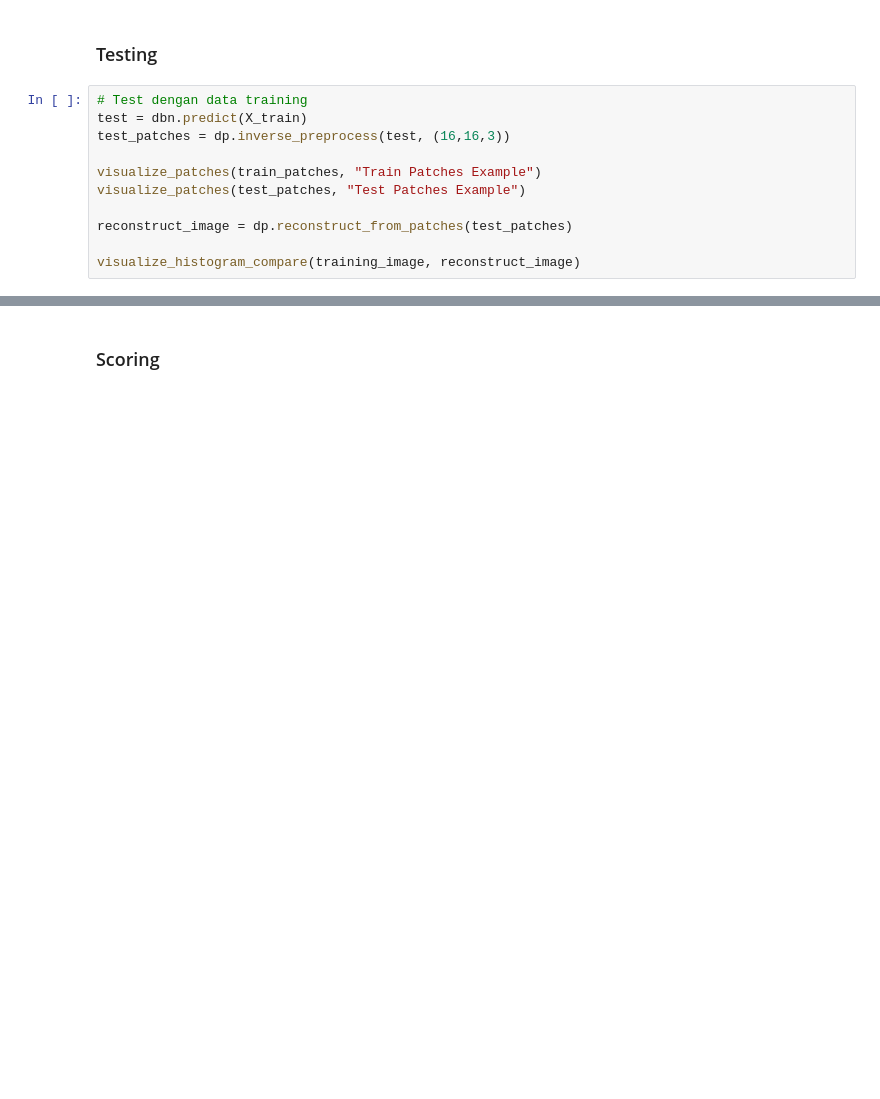
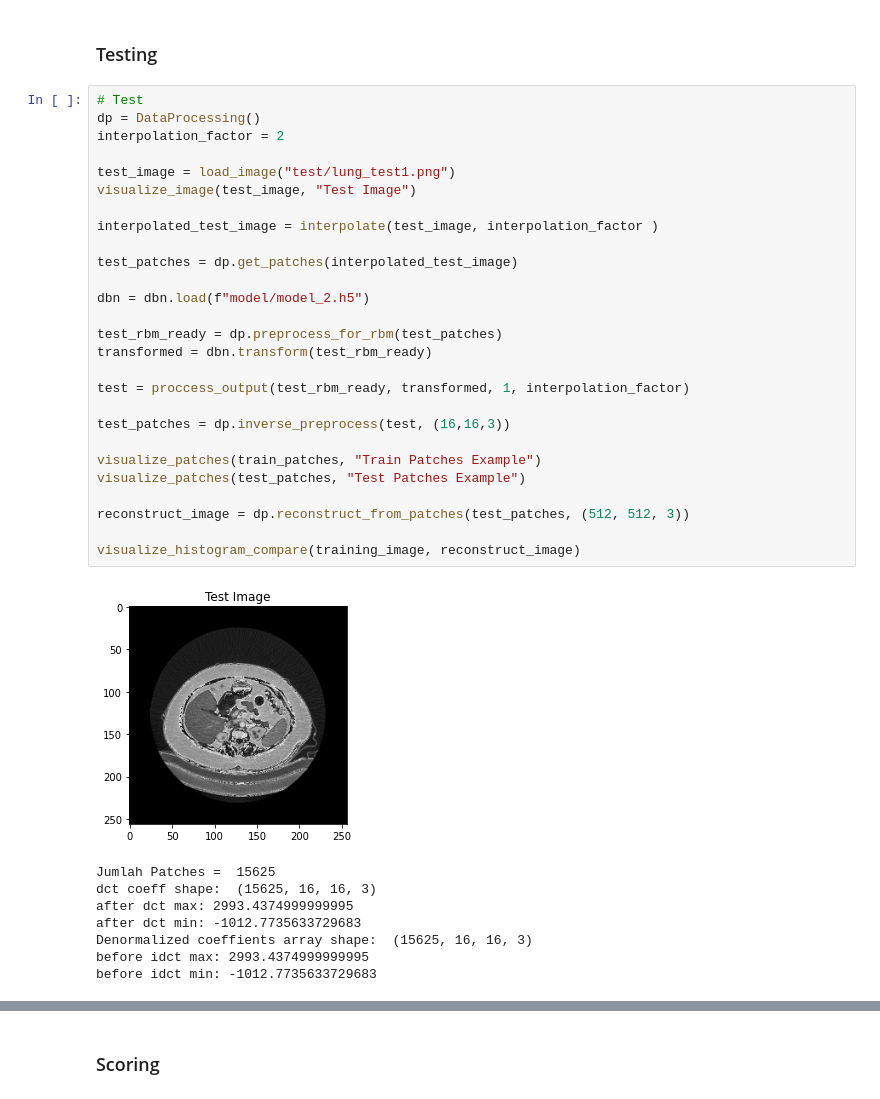
Before and after one commit to ariaberlian/dbn_sr, a Jupyter notebook: rbm_sr.ipynb, the cells around one changed output, grey strips where cells are left out. Saved outputs shown, nothing was run; the diff lists cells and outputs as text; blank space fills up the shorter version.

```diff
--- a/rbm_sr.ipynb
+++ b/rbm_sr.ipynb
@@ -632,13 +624,38 @@ Use `tf.cast` instead.
 # %% [markdown]
 ### Testing
 # %%
-# Test dengan data training
-test = dbn.predict(X_train)
+# Test
+dp = DataProcessing()
+interpolation_factor = 2
+
+test_image = load_image("test/lung_test1.png")
+visualize_image(test_image, "Test Image")
+
+interpolated_test_image = interpolate(test_image, interpolation_factor )
+
+test_patches = dp.get_patches(interpolated_test_image)
+
+dbn = dbn.load(f"model/model_2.h5")
+
+test_rbm_ready = dp.preprocess_for_rbm(test_patches)
+transformed = dbn.transform(test_rbm_ready)
+
+test = proccess_output(test_rbm_ready, transformed, 1, interpolation_factor)
+
 test_patches = dp.inverse_preprocess(test, (16,16,3))
 
 visualize_patches(train_patches, "Train Patches Example")
 visualize_patches(test_patches, "Test Patches Example")
 
-reconstruct_image = dp.reconstruct_from_patches(test_patches)
+reconstruct_image = dp.reconstruct_from_patches(test_patches, (512, 512, 3))
 
 visualize_histogram_compare(training_image, reconstruct_image)
+# %% [output]
+[figure, added]
+Jumlah Patches =  15625
+dct coeff shape:  (15625, 16, 16, 3)
+after dct max: 2993.4374999999995
+after dct min: -1012.7735633729683
+Denormalized coeffients array shape:  (15625, 16, 16, 3)
+before idct max: 2993.4374999999995
+before idct min: -1012.7735633729683
```
Also changed, not shown: parts of 8 cells of this notebook, 23 other files.
